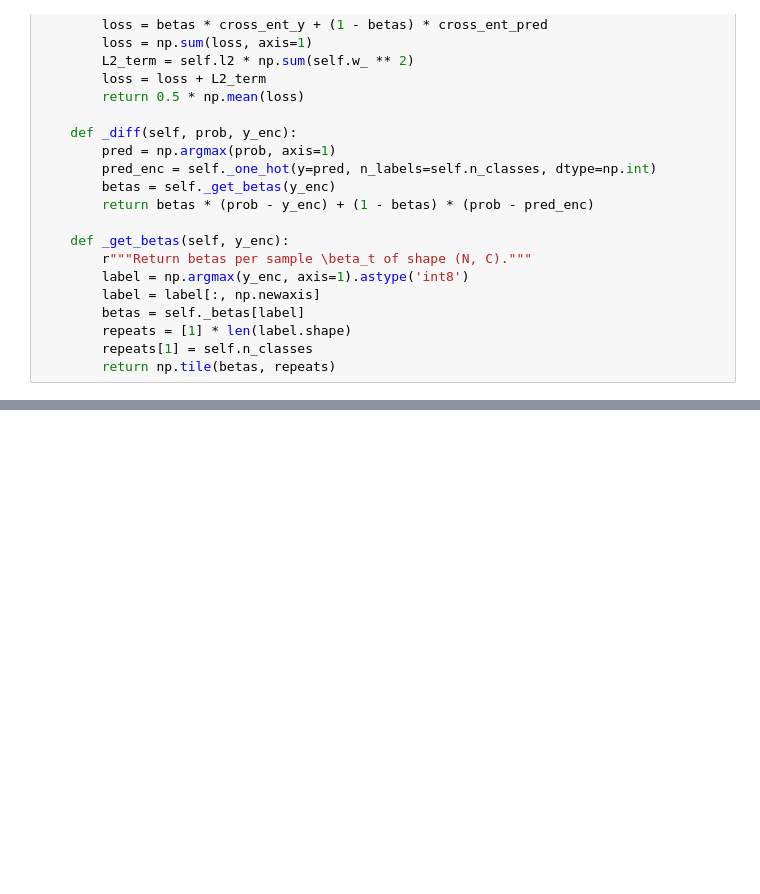
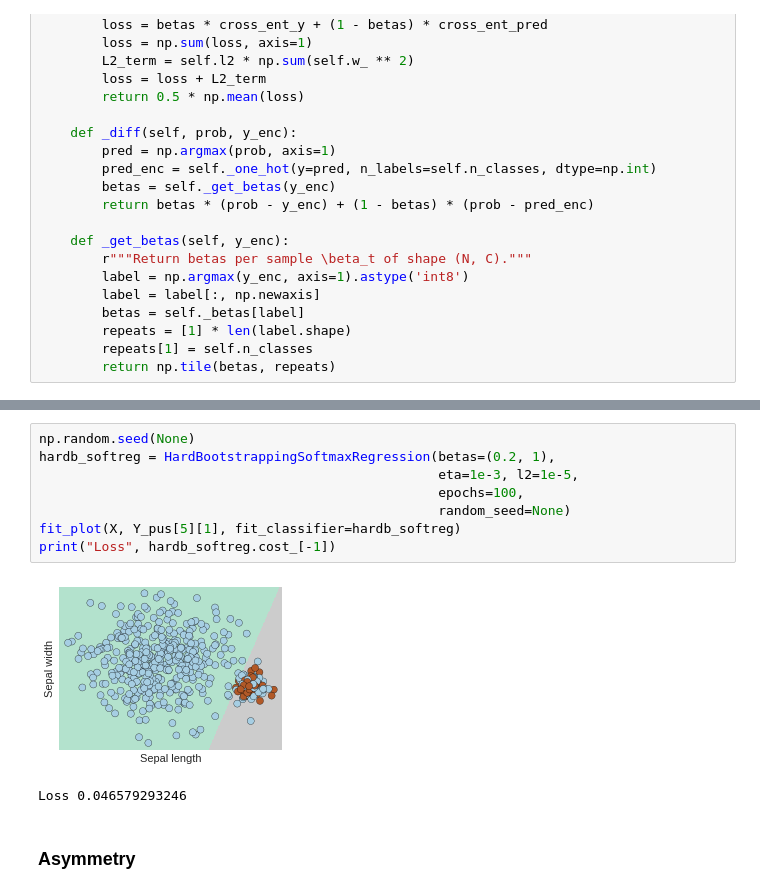
Before and after one commit to JihongJu/pycaffe-objectives, a Jupyter notebook: surrogate_losses.ipynb, the cells around one changed output, grey strips where cells are left out. Cells and saved outputs as stored; diff of their text form; blank space fills up the shorter version.

```diff
--- a/surrogate_losses.ipynb
+++ b/surrogate_losses.ipynb
@@ -181,0 +266,13 @@ Loss 0.318294874653
+# %%
+np.random.seed(None)
+hardb_softreg = HardBootstrappingSoftmaxRegression(betas=(0.2, 1),
+                                                   eta=1e-3, l2=1e-5,
+                                                   epochs=100,
+                                                   random_seed=None)
+fit_plot(X, Y_pus[5][1], fit_classifier=hardb_softreg)
+print("Loss", hardb_softreg.cost_[-1])
+# %% [output]
+[figure, added]
+Loss 0.046579293246
+# %% [markdown]
+### Asymmetry
```
Also changed, not shown: parts of 10 cells of this notebook.
